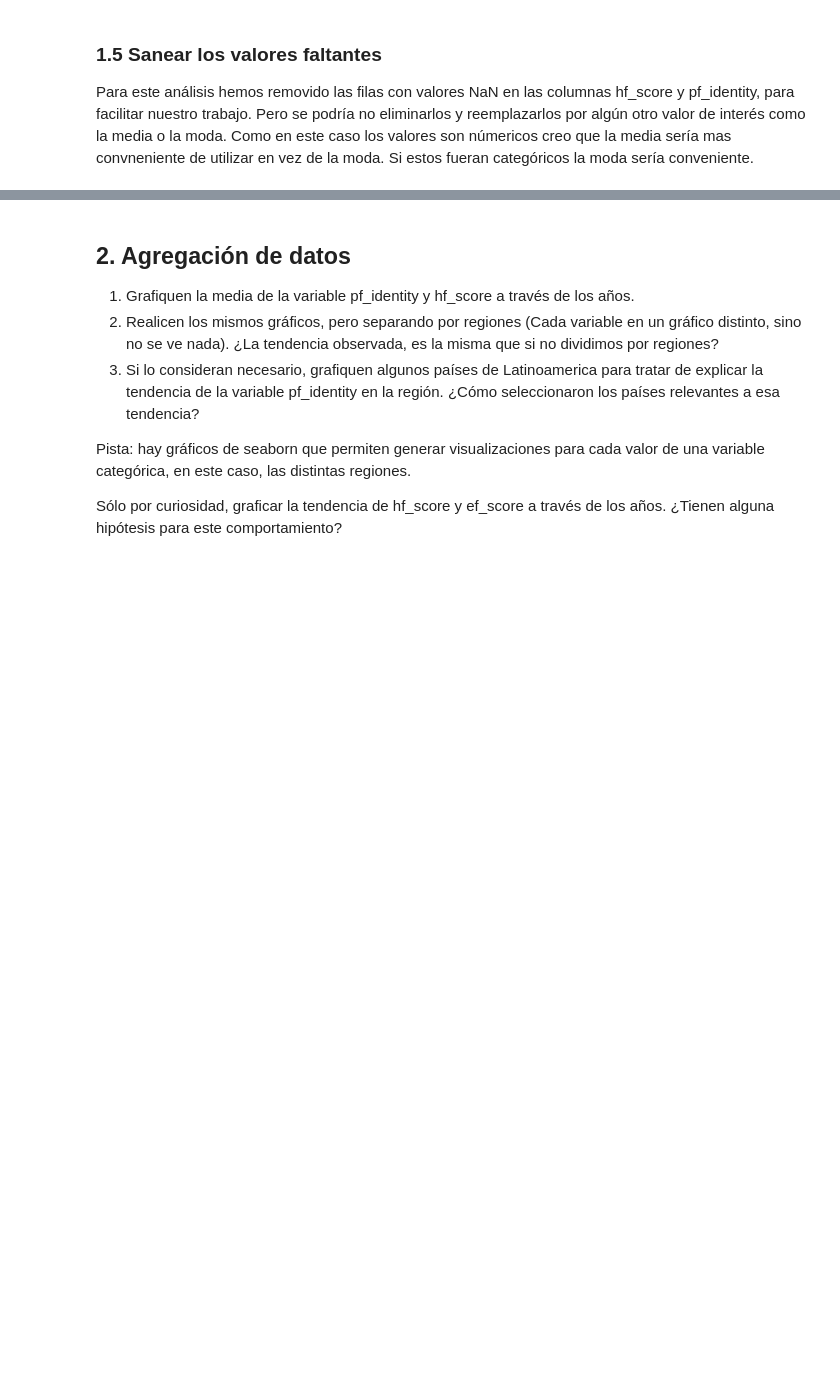
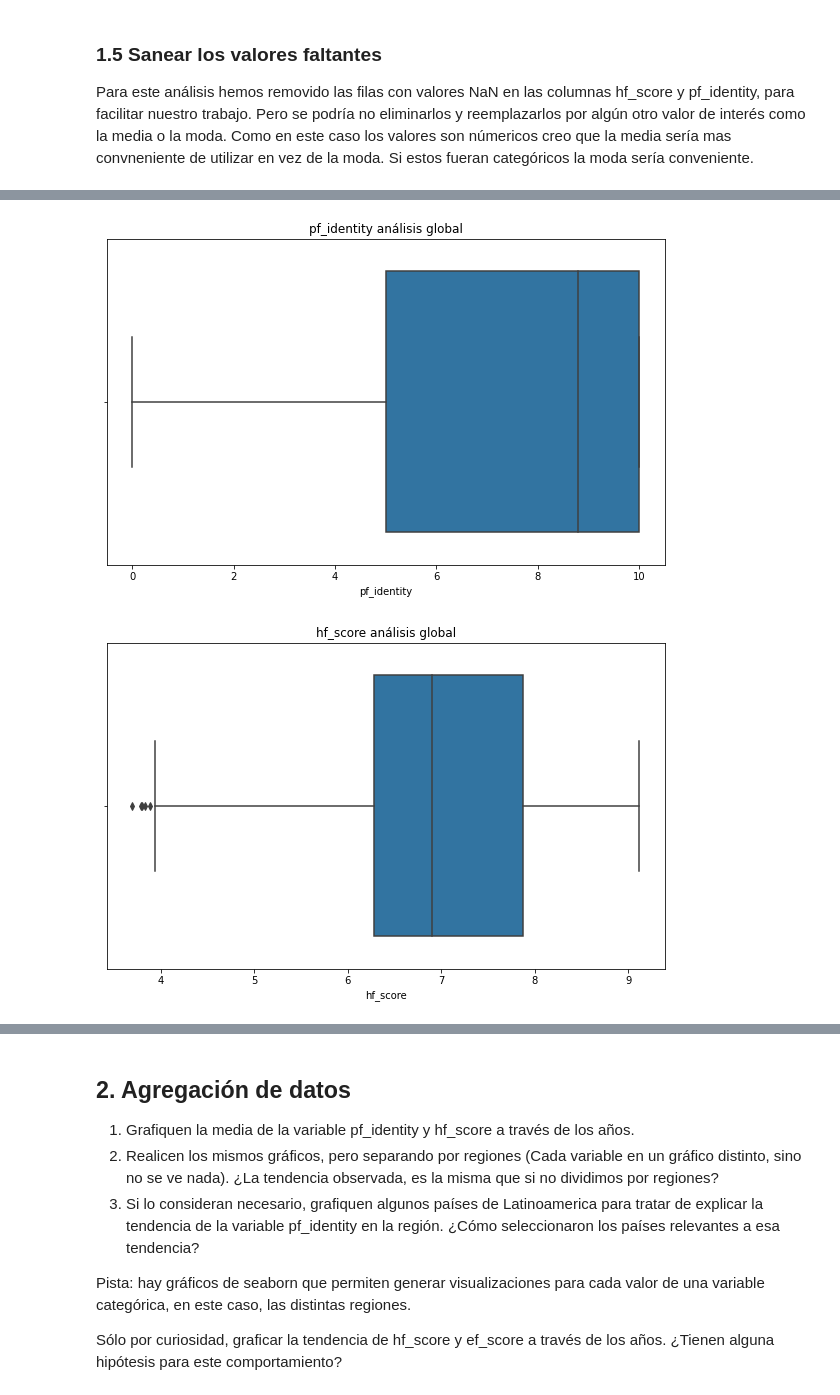
Before and after one commit to lucaslissandrello/Analisis-y-Visualizaci-n-de-Datos-Grupo-1-Cohorte-2-DiploDatos-2020, a Jupyter notebook: Practico_resolucion.ipynb, the cells around one changed output, grey strips where cells are left out. Cells and saved outputs as stored; diff of their text form; code cells hidden in the pictures; blank space fills up the shorter version.

```diff
--- a/Practico_resolucion.ipynb
+++ b/Practico_resolucion.ipynb
@@ -192,0 +195,26 @@ En principio no observamos outliers. Viendo el rango de valores en el punto 1.1
+# %%
+plt.figure(figsize=(10,6))
+plt.title('pf_identity análisis global')
+seaborn.boxplot(x=dataset['pf_identity'])
+plt.figure(figsize=(10,6))
+plt.title('hf_score análisis global')
+seaborn.boxplot(x=dataset['hf_score'])
+plt.figure(figsize=(10,6))
+seaborn.boxplot(data=dataset,
+                x='region', y='pf_identity')
+plt.ylabel('pf_identity')
+plt.xlabel('region')
+plt.title('pf_identity por regiones')
+plt.xticks(rotation=45)
+seaborn.despine()
+plt.figure(figsize=(10,6))
+seaborn.boxplot(data=dataset,
+                x='region', y='hf_score')
+plt.ylabel('hf_score')
+plt.xlabel('region')
+plt.title('hf_score por regiones')
+plt.xticks(rotation=45)
+seaborn.despine()
+# %% [output]
+[figure, added]
+[figure, added]
```
Also changed, not shown: parts of 5 cells of this notebook.
